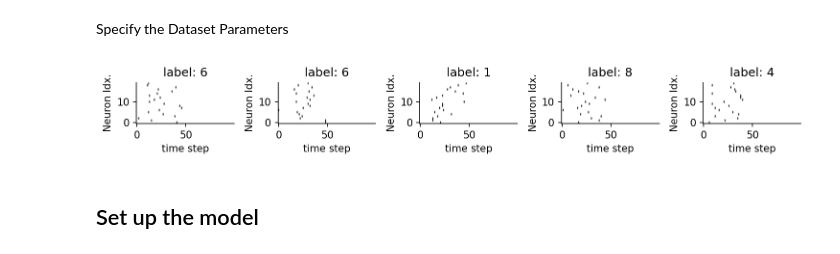
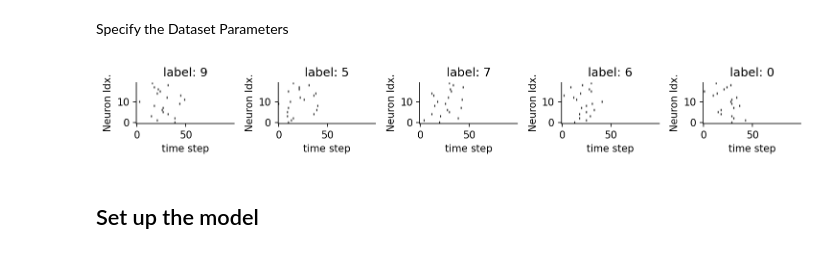
Before and after one commit to jgygax/stork-1, a Jupyter notebook: examples/01_Shallow_SNN_Randman.ipynb, the cells around one changed output. Saved outputs shown, nothing was run; the diff lists cells and outputs as text; code cells hidden in the pictures.

```diff
--- a/examples/01_Shallow_SNN_Randman.ipynb
+++ b/examples/01_Shallow_SNN_Randman.ipynb
@@ -60,16 +60,16 @@ ds_train, ds_valid, ds_test = datasets
 # %%
 fig, ax = plt.subplots(1, 5, figsize=(10, 1.5), dpi=150)
 for i in range(5):
-    ax[i].imshow(np.transpose(ds_train[i][0]), cmap="binary", aspect="auto")
+    ax[i].imshow(np.transpose(ds_test[i][0]), cmap="binary", aspect="auto")
     ax[i].invert_yaxis()
     ax[i].set_xlabel("time step")
     ax[i].set_ylabel("Neuron Idx.")
-    ax[i].set_title("label: " + str(ds_train[i][1]))
+    ax[i].set_title("label: " + str(ds_test[i][1]))
 
 plt.tight_layout()
 sns.despine()
 # %% [output]
-[figure, old version]
+[figure, new version]
 # %% [markdown]
 ## Set up the model
 # %%
```
Also changed, not shown: parts of 10 cells of this notebook, 12 other files.
